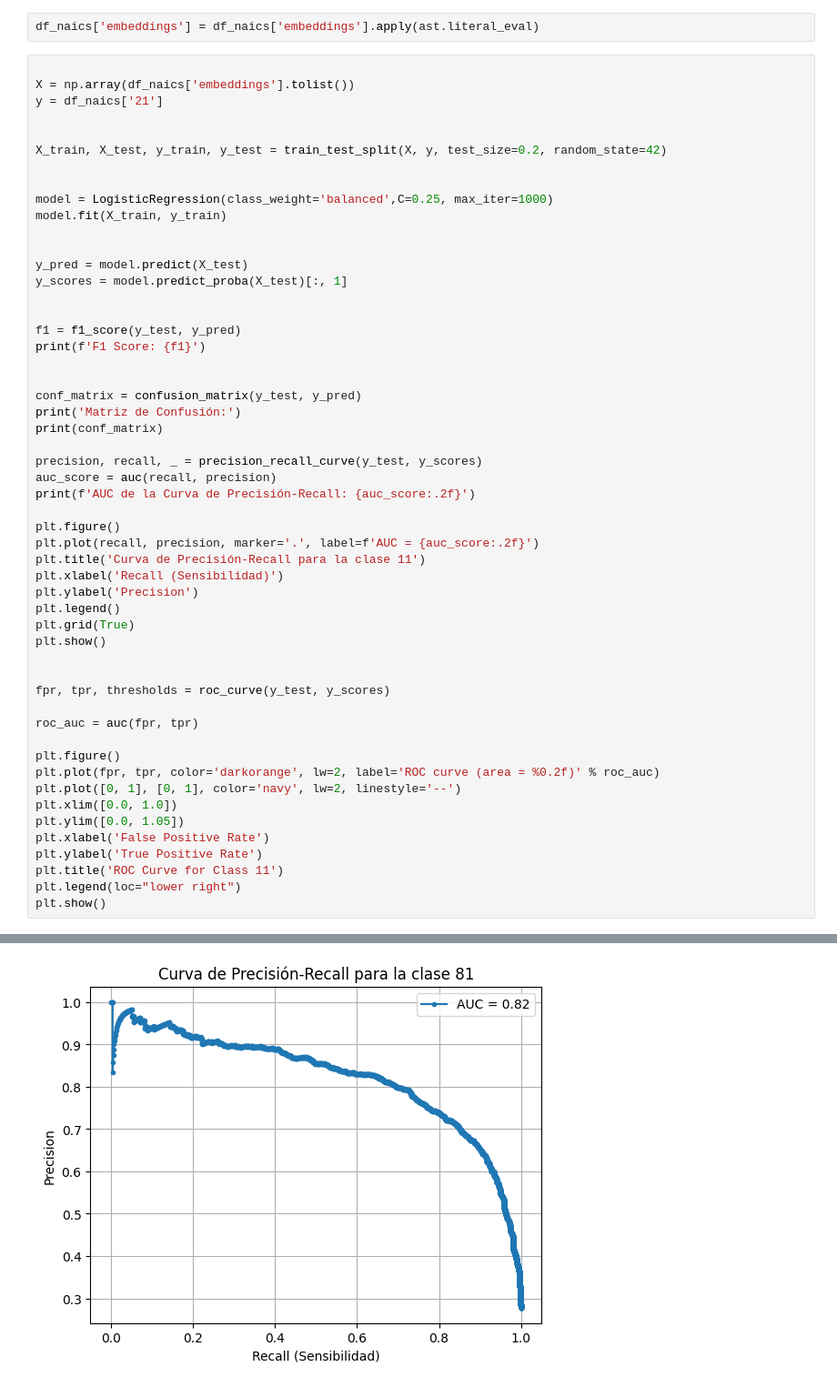
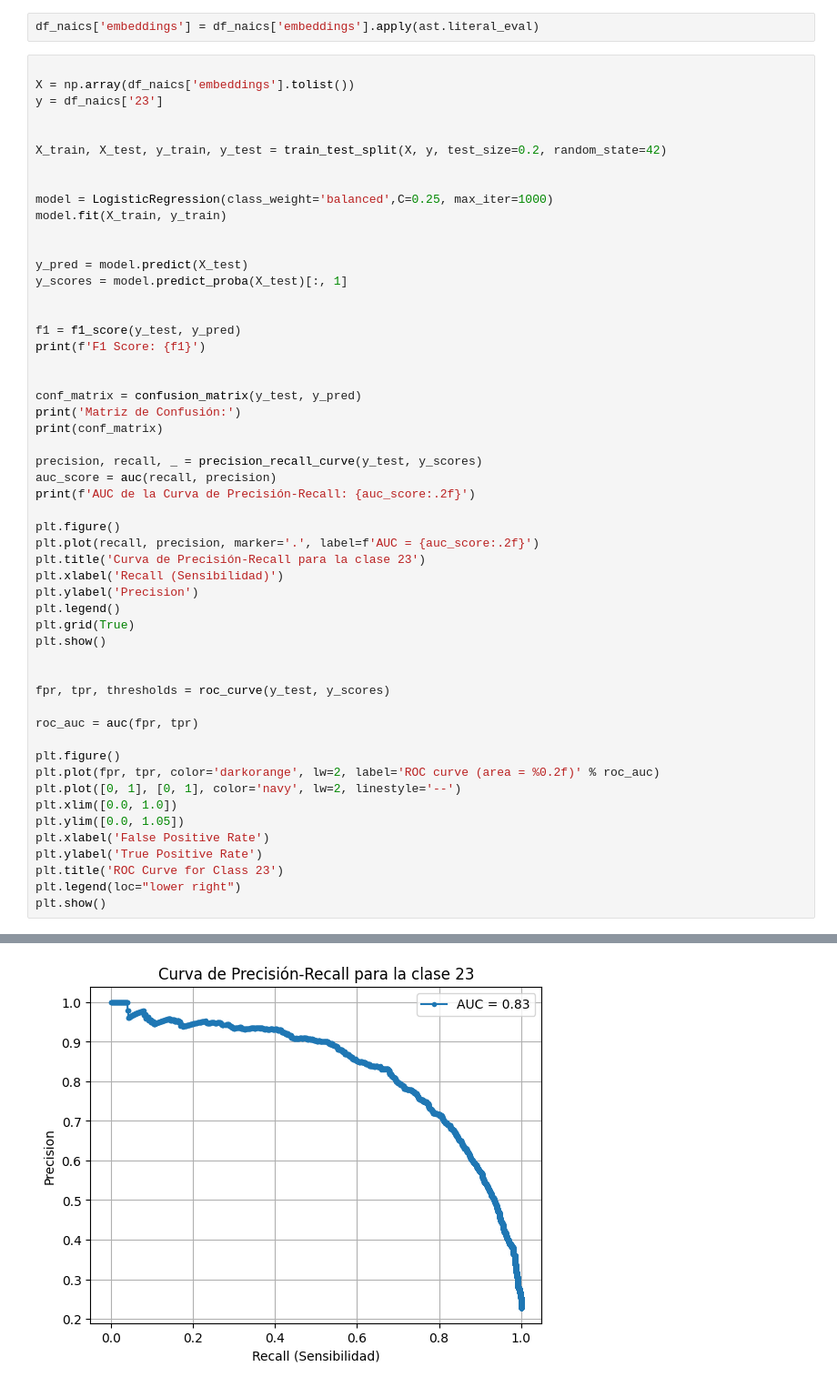
Before and after one commit to Zrive/zrive-ds-1q24-industry-classification, a Jupyter notebook: notebooks/classification_binarized.ipynb, the cells around one changed output, grey strips where cells are left out. Shown at 91% size. Saved outputs shown, nothing was run; the diff lists cells and outputs as text.

```diff
--- a/notebooks/classification_binarized.ipynb
+++ b/notebooks/classification_binarized.ipynb
@@ -727,7 +727,7 @@ df_naics['embeddings'] = df_naics['embeddings'].apply(ast.literal_eval)
 # %%
 
 X = np.array(df_naics['embeddings'].tolist())
-y = df_naics['21']
+y = df_naics['23']
 
 
 X_train, X_test, y_train, y_test = train_test_split(X, y, test_size=0.2, random_state=42)
@@ -755,7 +755,7 @@ print(f'AUC de la Curva de Precisión-Recall: {auc_score:.2f}')
 
 plt.figure()
 plt.plot(recall, precision, marker='.', label=f'AUC = {auc_score:.2f}')
-plt.title('Curva de Precisión-Recall para la clase 11')
+plt.title('Curva de Precisión-Recall para la clase 23')
 plt.xlabel('Recall (Sensibilidad)')
 plt.ylabel('Precision')
 plt.legend()
@@ -774,7 +774,7 @@ plt.xlim([0.0, 1.0])
 plt.ylim([0.0, 1.05])
 plt.xlabel('False Positive Rate')
 plt.ylabel('True Positive Rate')
-plt.title('ROC Curve for Class 11')
+plt.title('ROC Curve for Class 23')
 plt.legend(loc="lower right")
 plt.show()
 # %% [output]
@@ -786 +786 @@ AUC de la Curva de Precisión-Recall: 0.82
-[figure, old version]
+[figure, new version]
```
Also changed, not shown: parts of 1 cell of this notebook.
